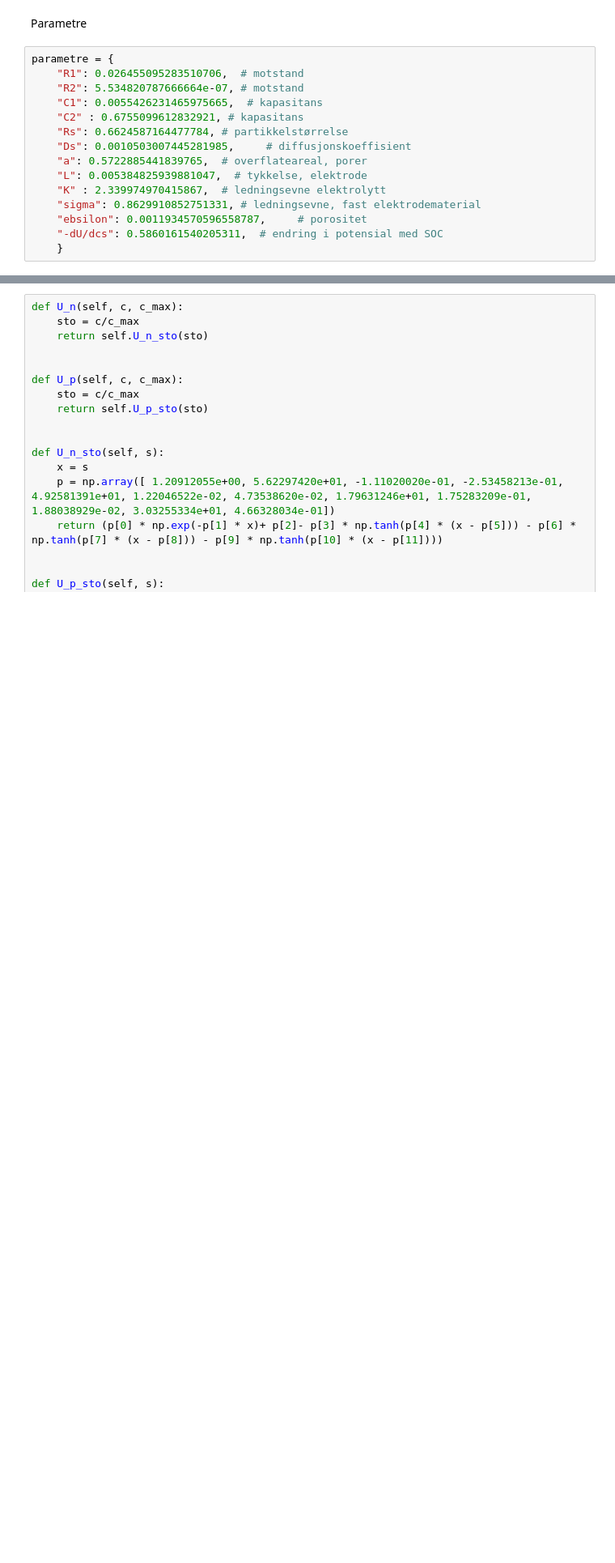
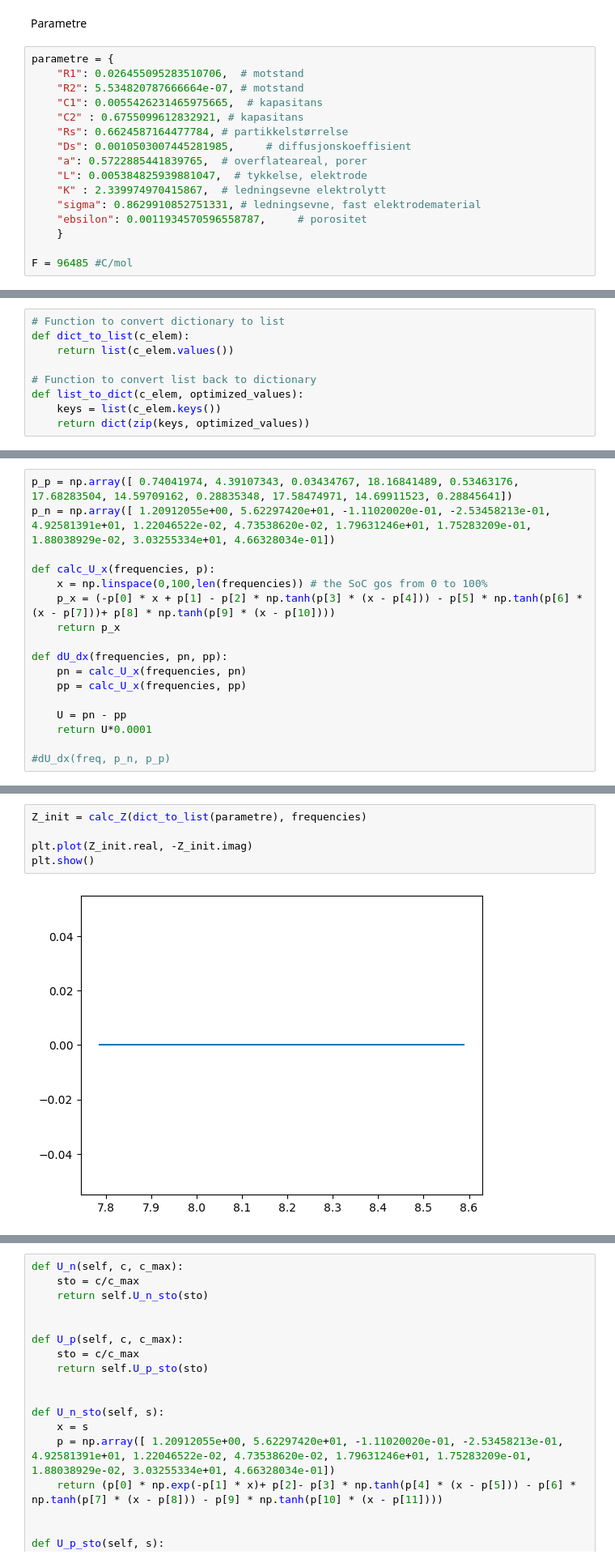
Before and after one commit to samaard2001/EIS-code, a Jupyter notebook: Code/EIS_ECM.ipynb, the cells around one changed output, grey strips where cells are left out. Shown at 81% size. Cells and saved outputs as stored; diff of their text form; blank space fills up the shorter version.

```diff
--- a/Code/EIS_ECM.ipynb
+++ b/Code/EIS_ECM.ipynb
@@ -30,5 +79,6 @@ parametre = {
     "K" : 2.339974970415867,  # ledningsevne elektrolytt
     "sigma": 0.8629910852751331, # ledningsevne, fast elektrodematerial
     "ebsilon": 0.0011934570596558787,     # porositet
-    "-dU/dcs": 0.5860161540205311,  # endring i potensial med SOC
     }
+
+F = 96485 #C/mol
@@ -34,0 +87,9 @@ parametre = {
+# %%
+# Function to convert dictionary to list
+def dict_to_list(c_elem):
+    return list(c_elem.values())
+
+# Function to convert list back to dictionary
+def list_to_dict(c_elem, optimized_values):
+    keys = list(c_elem.keys())
+    return dict(zip(keys, optimized_values))
@@ -34,0 +98,17 @@ parametre = {
+# %%
+p_p = np.array([ 0.74041974, 4.39107343, 0.03434767, 18.16841489, 0.53463176, 17.68283504, 14.59709162, 0.28835348, 17.58474971, 14.69911523, 0.28845641])
+p_n = np.array([ 1.20912055e+00, 5.62297420e+01, -1.11020020e-01, -2.53458213e-01, 4.92581391e+01, 1.22046522e-02, 4.73538620e-02, 1.79631246e+01, 1.75283209e-01, 1.88038929e-02, 3.03255334e+01, 4.66328034e-01])
+
+def calc_U_x(frequencies, p):
+    x = np.linspace(0,100,len(frequencies)) # the SoC gos from 0 to 100%
+    p_x = (-p[0] * x + p[1] - p[2] * np.tanh(p[3] * (x - p[4])) - p[5] * np.tanh(p[6] * (x - p[7]))+ p[8] * np.tanh(p[9] * (x - p[10])))
+    return p_x
+
+def dU_dx(frequencies, pn, pp):
+    pn = calc_U_x(frequencies, pn)
+    pp = calc_U_x(frequencies, pp)
+
+    U = pn - pp
+    return U*0.0001
+
+#dU_dx(freq, p_n, p_p)
@@ -34,0 +177,7 @@ parametre = {
+# %%
+Z_init = calc_Z(dict_to_list(parametre), frequencies)
+
+plt.plot(Z_init.real, -Z_init.imag)
+plt.show()
+# %% [output]
+[figure, added]
```
Also changed, not shown: parts of 14 cells of this notebook, 2 other files.
